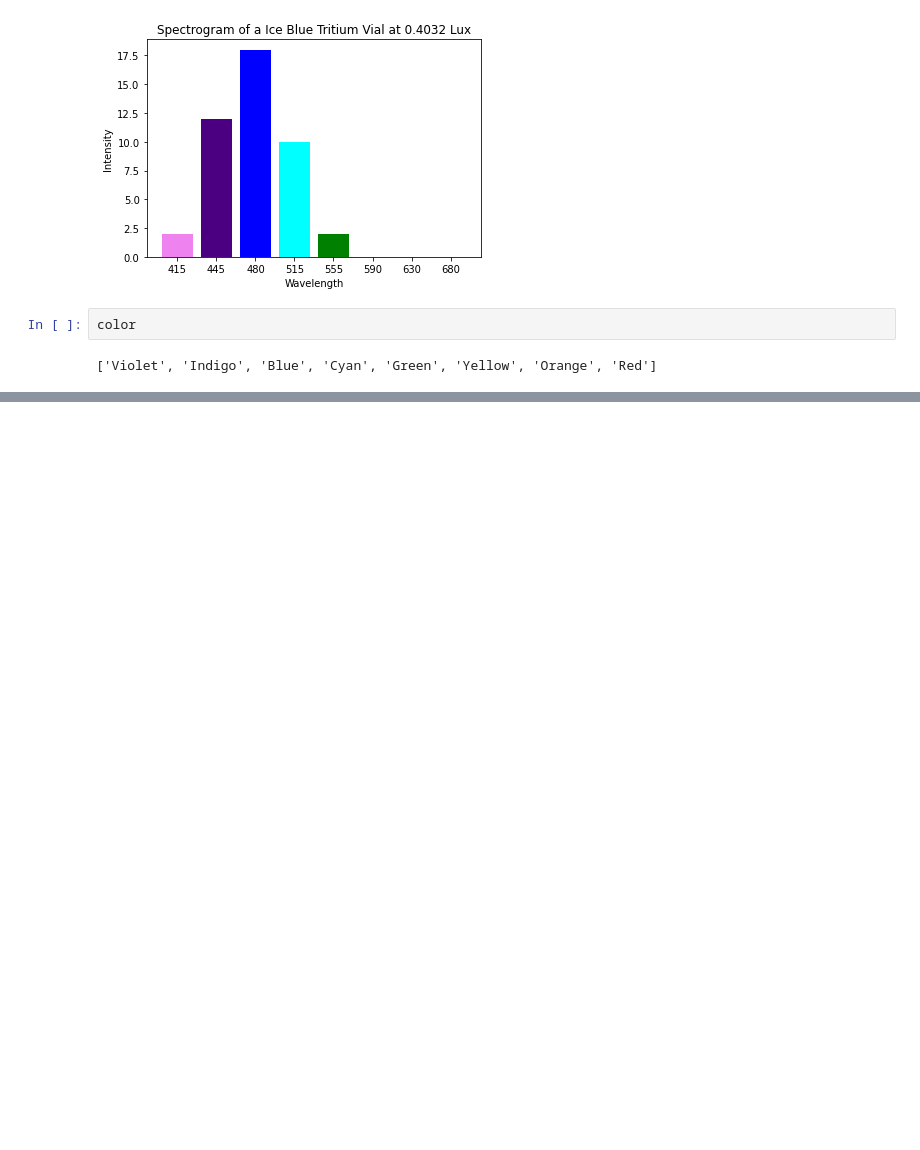
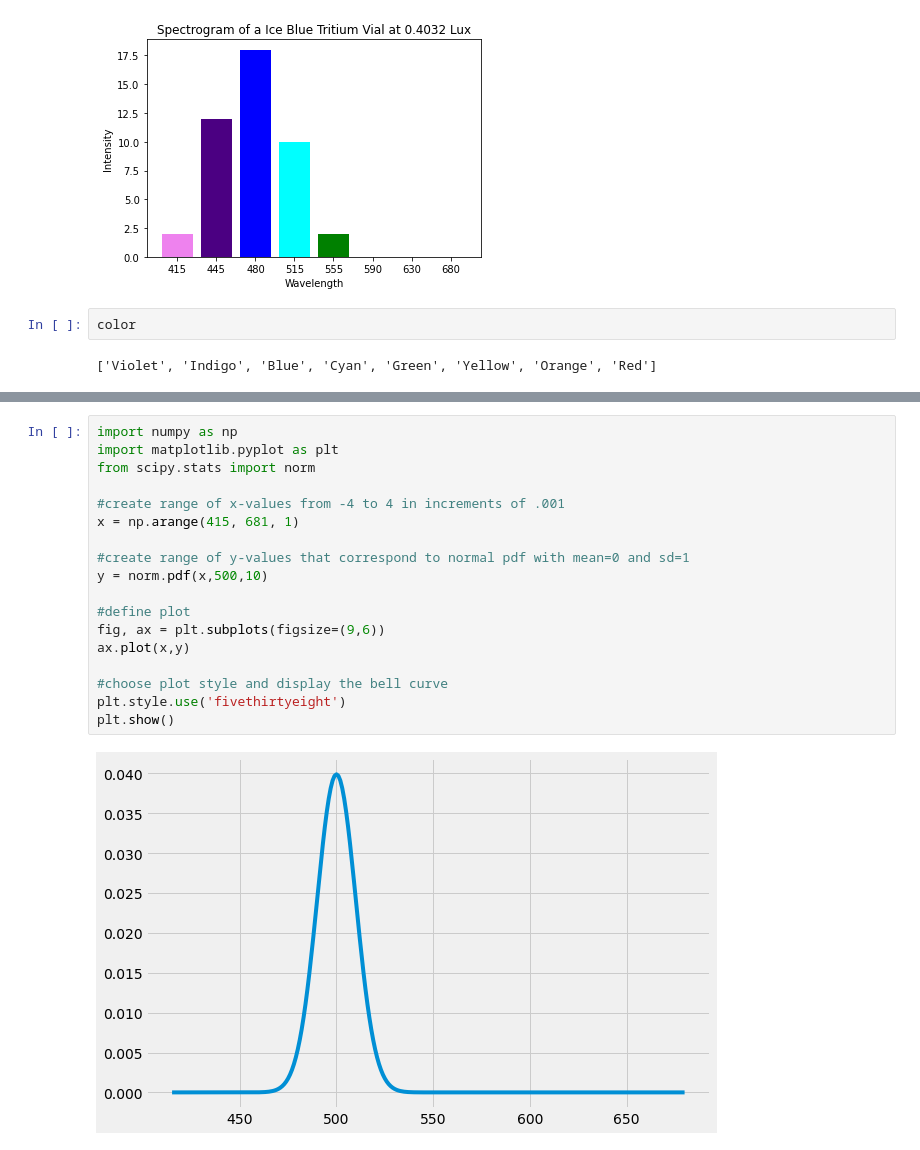
Before and after one commit to darkmatter2222/Nuclear-Battery, a Jupyter notebook: measurement_techniques/analiyze_measurements/spectrogram_v2.ipynb, the cells around one changed output, grey strips where cells are left out. Drawn from its saved outputs; the diff is of its cells as text; blank space fills up the shorter version.

```diff
--- a/measurement_techniques/analiyze_measurements/spectrogram_v2.ipynb
+++ b/measurement_techniques/analiyze_measurements/spectrogram_v2.ipynb
@@ -268,0 +336,20 @@ color
+# %%
+import numpy as np
+import matplotlib.pyplot as plt
+from scipy.stats import norm
+
+#create range of x-values from -4 to 4 in increments of .001
+x = np.arange(415, 681, 1)
+
+#create range of y-values that correspond to normal pdf with mean=0 and sd=1
+y = norm.pdf(x,500,10)
+
+#define plot
+fig, ax = plt.subplots(figsize=(9,6))
+ax.plot(x,y)
+
+#choose plot style and display the bell curve
+plt.style.use('fivethirtyeight')
+plt.show()
+# %% [output]
+[figure, added]
```
Also changed, not shown: parts of 6 cells of this notebook.
